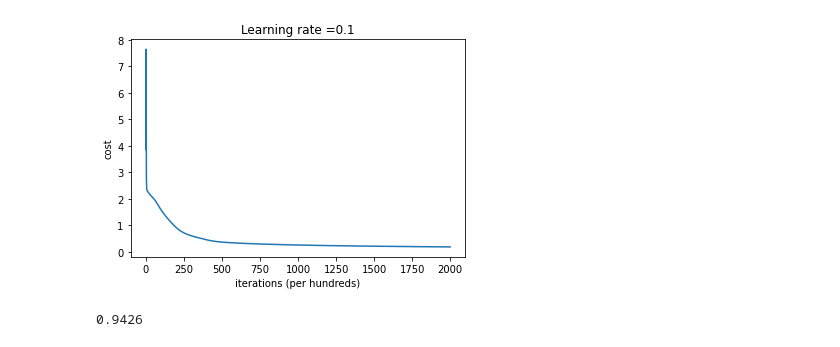
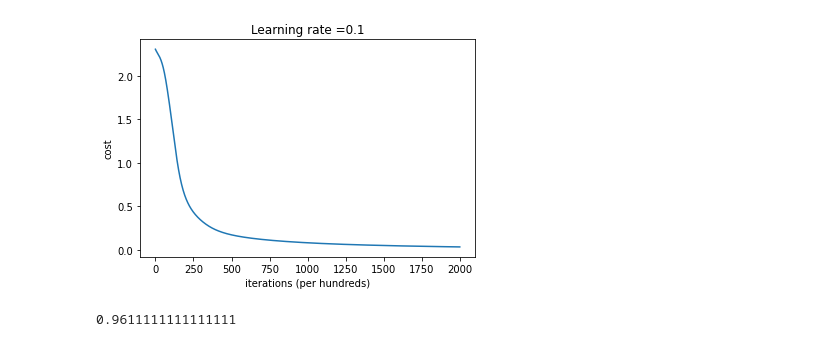
Before and after one commit to steve-z-wang/numpy-neural-nets, a Jupyter notebook: n_layers_network.ipynb, the cells around one changed output. Drawn from its saved outputs; the diff is of its cells as text; code cells hidden in the pictures.

```diff
--- a/n_layers_network.ipynb
+++ b/n_layers_network.ipynb
@@ -128,35 +75,29 @@ def relu_activation_backward(dA, Z):
-# %%
-def linear_backward(dZ, cache):
-    """
-    dW = 1/m dZ[l]A[l-1].T
-    db = 1/m sum(dZ)
-    dA_prev = W.TdZ
-    """
-
-    A_prev, W, b = cache
-    m = A_prev.shape[1]
-
-    dW = 1/m * np.dot(dZ, A_prev.T)
-    db = 1/m * np.sum(dZ, axis=1, keepdims=True)
-    dA_prev = np.dot(W.T, dZ)
-
-    return dA_prev, dW, db
 # %%
+def relu_activation_backward(dA, Z):
+    dZ = np.array(dA, copy=True)
+    dZ[Z <= 0] = 0
+
+    return dZ
+
+def linear_backward(dZ, cache):
+    A_prev, W, b = cache
+    m = A_prev.shape[1]
+
+    dW = 1/m * np.dot(dZ, A_prev.T)
+    db = 1/m * np.sum(dZ, axis=1, keepdims=True)
+    dA_prev = np.dot(W.T, dZ)
+
+    return dA_prev, dW, db
+
 def backward_propagation(AL, Y, caches):
-    """
-    Arguments:
-    AL - model output of shape (number of output neurons, number of examples)
-    """
 
     grads = {}
     L = len(caches)
 
-    # the softmax layer
     dZL = AL - Y
-    linear_cache, Z = caches[L-1]
+    linear_cache, ZL = caches[L-1]
     grads["dA" + str(L-1)], grads["dW" + str(L)], grads["db" + str(L)] = linear_backward(dZL, linear_cache)
 
-    # relu layers
     for l in reversed(range(1, L)):
         linear_cache, Z = caches[l-1]
         dZ = relu_activation_backward(grads["dA" + str(l)], Z)
@@ -209,7 +150,7 @@ def L_layer_model(X, Y, layers_dimensions, num_iterations, learning_rate=0.1, pr
 # %%
 np.random.seed(1)
 
-layers_dimensions = [784, 16, 16, 10]
+layers_dimensions = [64, 16, 16, 10]
 
-parameters = L_layer_model(train_X, train_y, layers_dimensions, num_iterations=2000, learning_rate=0.1, print_cost=True)
+parameters = L_layer_model(train_X, train_y_ohe, layers_dimensions, num_iterations=2000, learning_rate=0.1, print_cost=True)
 # %% [output]
@@ -236,4 +177,4 @@ Cost after iteration 1900: 0.188453
-[figure, old version]
+[figure, new version]
 # %%
 def predict(X, parameters):
     AL, caches = forward_propagation(X, parameters)
@@ -247,5 +182,6 @@ y_hat = predict(test_X, parameters)
 # %%
 from sklearn.metrics import accuracy_score
-accuracy_score(test_y_orig, y_hat)
+y_hat = predict(test_X, parameters)
+accuracy_score(test_y, y_hat)
 # %% [output]
-0.9426
+0.9611111111111111
```
Also changed, not shown: parts of 17 cells of this notebook, 3 other files.
